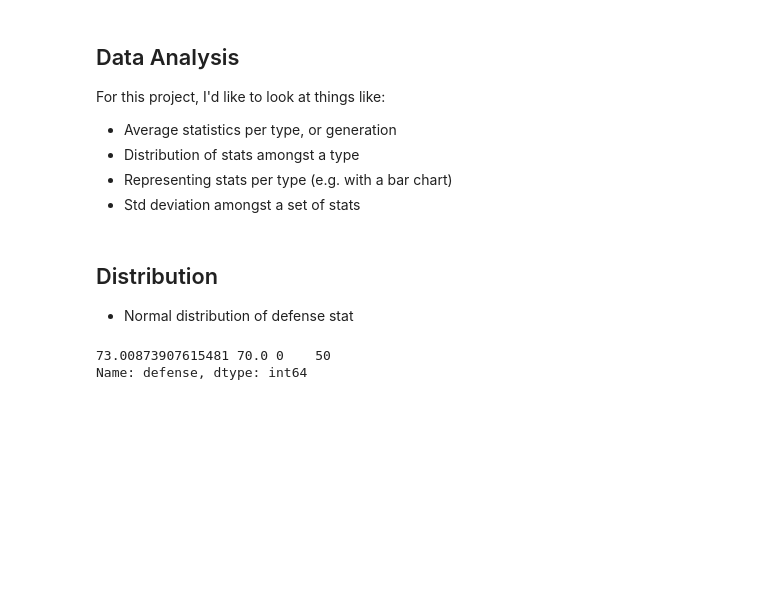
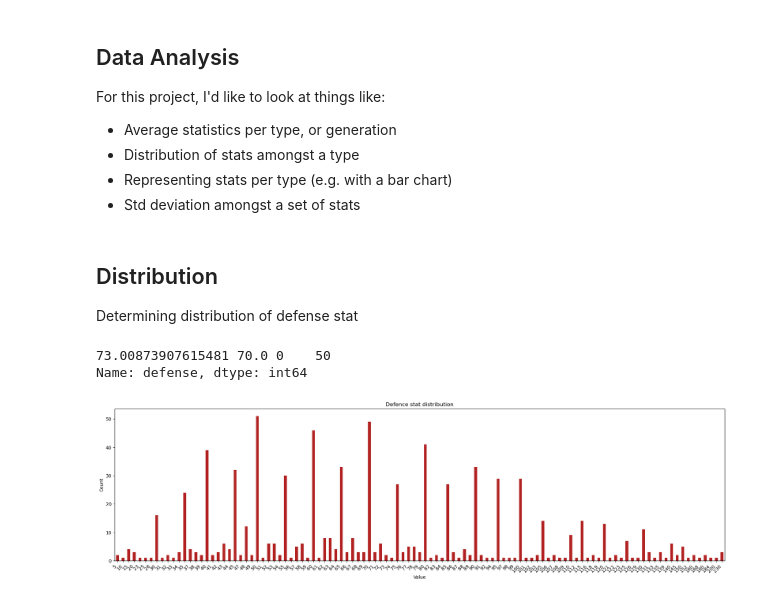
Before and after one commit to Albadylic/pokemon-data, a Jupyter notebook: pokemon_data_analysis.ipynb, the cells around one changed output. Cells and saved outputs as stored; diff of their text form; code cells hidden in the pictures; blank space fills up the shorter version.

Commit message:
Plot distribution of defence stat

```diff
--- a/pokemon_data_analysis.ipynb
+++ b/pokemon_data_analysis.ipynb
@@ -207,7 +207,7 @@ For this project, I'd like to look at things like:
 # %% [markdown]
 ## Distribution
 
-- Normal distribution of defense stat
+Determining distribution of defense stat
 # %%
 mean_def = pokemon_df['defense'].mean()
 median_def = pokemon_df['defense'].median()
@@ -217,3 +217,18 @@ print(mean_def, median_def, mode_def)
 # %% [output]
 73.00873907615481 70.0 0    50
 Name: defense, dtype: int64
+# %%
+defence_counts = pokemon_df['defense'].value_counts().sort_index()
+
+def barchart(data, x, y, title):
+    plt.figure(figsize=(24,6))
+    data.plot(kind='bar', color='firebrick')
+    plt.title(title)
+    plt.xlabel(x)
+    plt.ylabel(y)
+    plt.xticks(rotation=45, ha='right')
+    plt.show()
+
+barchart(defence_counts, 'Value', 'Count', 'Defence stat distribution')
+# %% [output]
+[figure, added]
```
Also changed, not shown: parts of 3 cells of this notebook.
